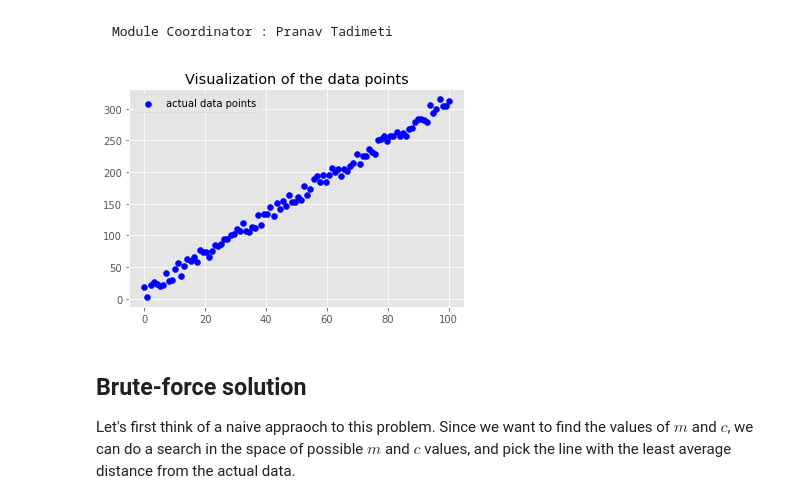
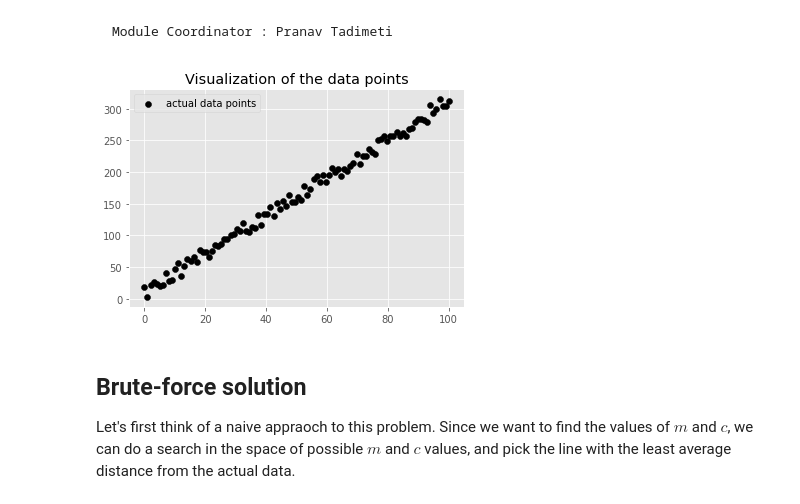
Before and after one commit to tulasi-chinninti/fmml-projects-and-labs, a Jupyter notebook: Copy_of_regression_lab1.ipynb, the cells around one changed output. Saved outputs shown, nothing was run; the diff lists cells and outputs as text; code cells hidden in the pictures.

```diff
--- a/Copy_of_regression_lab1.ipynb
+++ b/Copy_of_regression_lab1.ipynb
@@ -33,17 +33,17 @@ Module Coordinator : Pranav Tadimeti
 # %%
 # generating random data points and adding noise
 
 np.random.seed(10)
 
 x = np.linspace(0,100,100).reshape((-1,1))
 y = (np.random.rand(100)*25).astype(int).reshape((-1,1)) + 3*x
 
 plt.title("Visualization of the data points")
-plt.scatter(x,y,color="blue")
+plt.scatter(x,y,color="black")
 plt.legend(["actual data points"])
 plt.show()
 # %% [output]
-[figure, old version]
+[figure, new version]
 # %% [markdown]
 ## Brute-force solution
 
```
Also changed, not shown: parts of 4 cells of this notebook.
